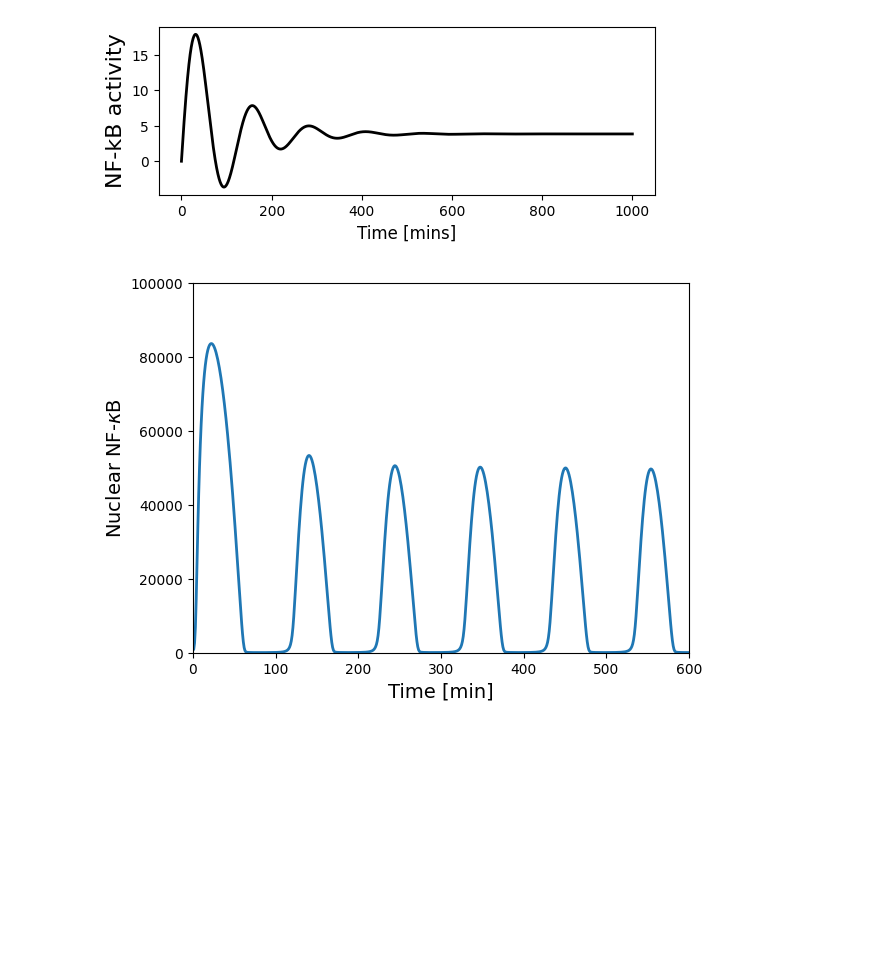
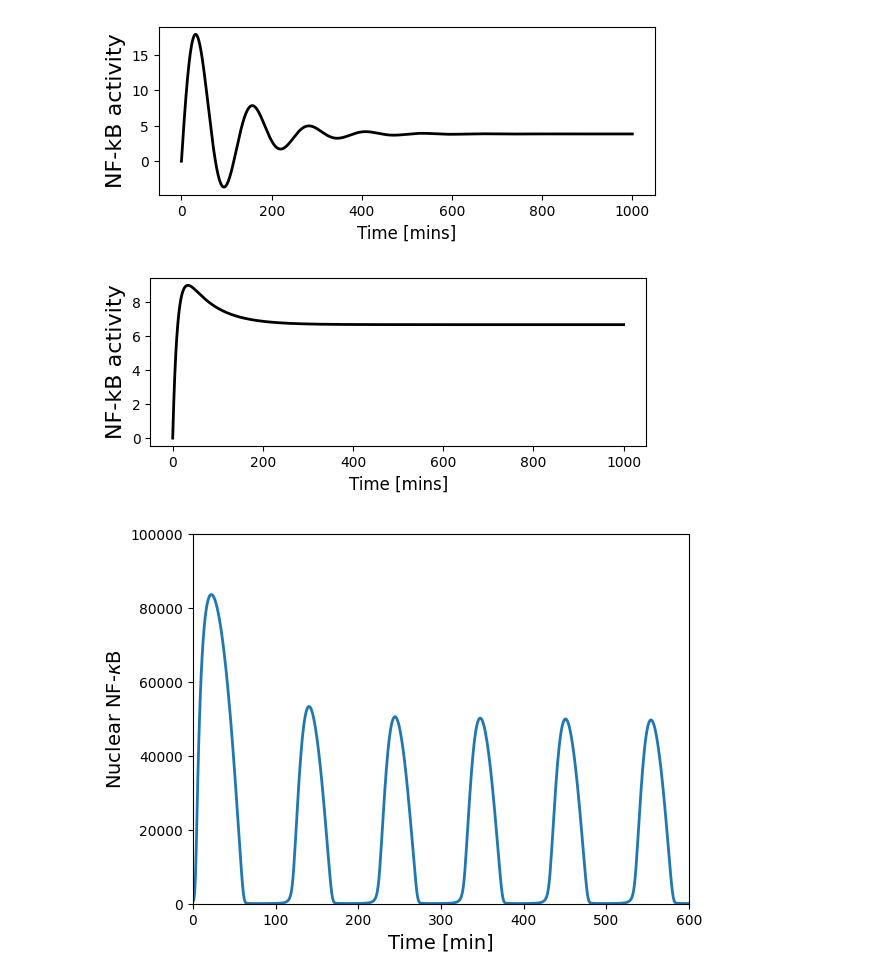
Before and after one commit to MeetHindocha/NfKB-Modelling, a Jupyter notebook: NFkB_Modelling.ipynb, the cells around one changed output. Drawn from its saved outputs; the diff is of its cells as text; code cells hidden in the pictures; blank space fills up the shorter version.

```diff
--- a/NFkB_Modelling.ipynb
+++ b/NFkB_Modelling.ipynb
@@ -60,6 +60,41 @@ plt.ylabel('NF-kB activity', fontsize= 16)
 plt.show()
 # %% [output]
 [figure]
+# %%
+%matplotlib inline
+import matplotlib.pyplot as plt
+import numpy as np
+from scipy.integrate import odeint
+import matplotlib.font_manager
+
+def simple(x,t):
+    x1 = x[0]
+    y1 = x[1]
+    S = 1
+    alpha = 0.1
+    beta = 0.01
+    gamma = 0.05
+    delta=  0.01
+
+
+    xd = S-alpha*x1-beta*y1
+    yd = gamma*x1-delta*y1
+
+    return [xd,yd]
+
+t=np.linspace(0,1000,10000)
+x0 = [0,0]
+x = odeint(simple,x0,t)
+
+plt.figure(1)
+plt.subplot(211)
+plt.plot(t, x[:,0], 'k-', linewidth=2)
+plt.xlabel('Time [mins]', fontsize=12)
+plt.ylabel('NF-kB activity', fontsize= 16)
+
+plt.show()
+# %% [output]
+[figure, added]
 # %%
 %matplotlib inline
 import matplotlib.pyplot as plt
```
Also changed, not shown: parts of 5 cells of this notebook.
